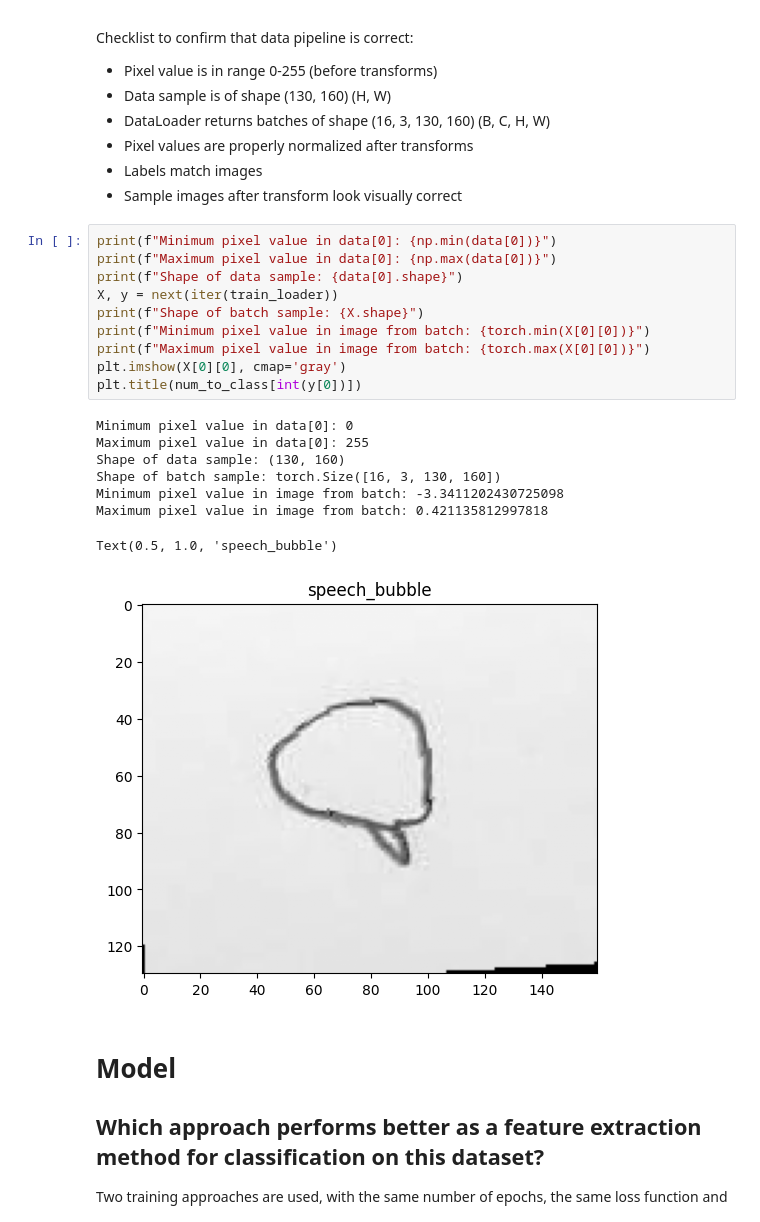
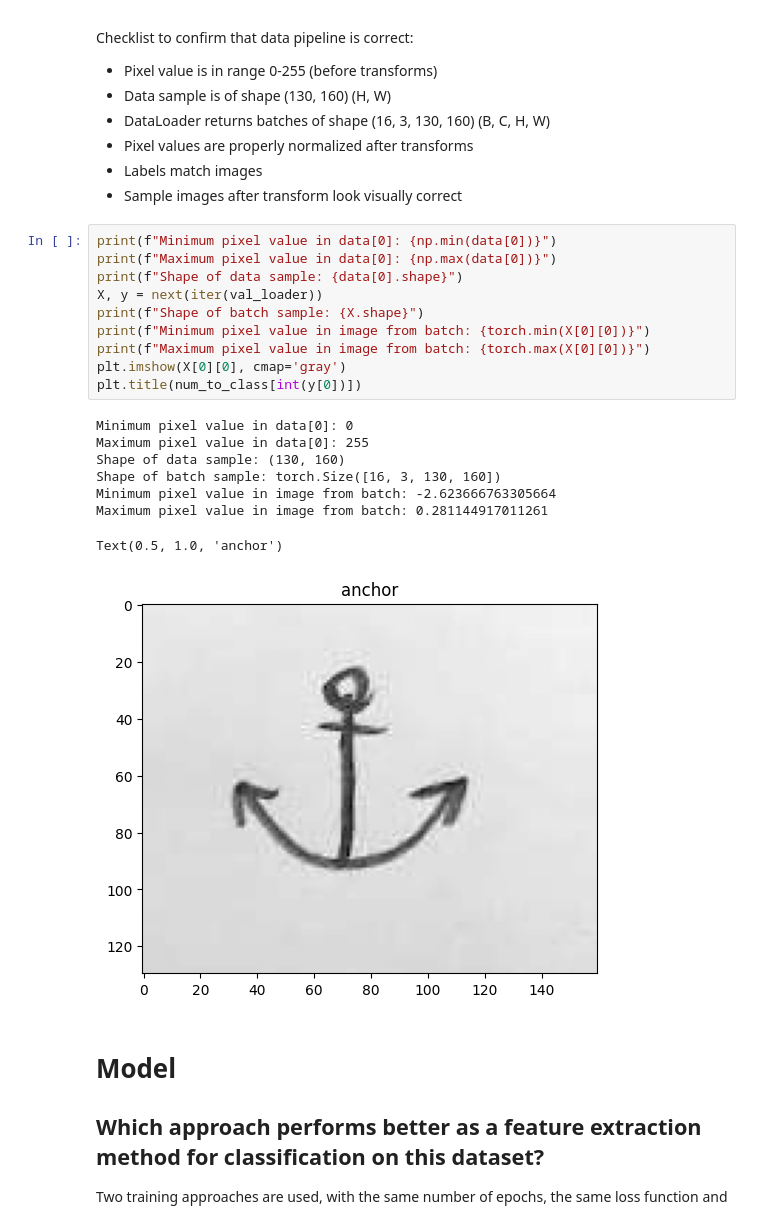
Before and after one commit to igawolanin/solvro-recruitment-ai, a Jupyter notebook: src/research.ipynb, the cells around one changed output. Cells and saved outputs as stored; diff of their text form.

```diff
--- a/src/research.ipynb
+++ b/src/research.ipynb
@@ -146,22 +147,22 @@ Checklist to confirm that data pipeline is correct:
 # %%
 print(f"Minimum pixel value in data[0]: {np.min(data[0])}")
 print(f"Maximum pixel value in data[0]: {np.max(data[0])}")
 print(f"Shape of data sample: {data[0].shape}")
-X, y = next(iter(train_loader))
+X, y = next(iter(val_loader))
 print(f"Shape of batch sample: {X.shape}")
 print(f"Minimum pixel value in image from batch: {torch.min(X[0][0])}")
 print(f"Maximum pixel value in image from batch: {torch.max(X[0][0])}")
 plt.imshow(X[0][0], cmap='gray')
 plt.title(num_to_class[int(y[0])])
 # %% [output]
 Minimum pixel value in data[0]: 0
 Maximum pixel value in data[0]: 255
 Shape of data sample: (130, 160)
 Shape of batch sample: torch.Size([16, 3, 130, 160])
-Minimum pixel value in image from batch: -3.3411202430725098
-Maximum pixel value in image from batch: 0.421135812997818
+Minimum pixel value in image from batch: -2.623666763305664
+Maximum pixel value in image from batch: 0.281144917011261
-Text(0.5, 1.0, 'speech_bubble')
+Text(0.5, 1.0, 'anchor')
-[figure, old version]
+[figure, new version]
 # %% [markdown]
 # Model
 ## Which approach performs better as a feature extraction method for classification on this dataset?
```
Also changed, not shown: parts of 13 cells of this notebook, 4 other files.
